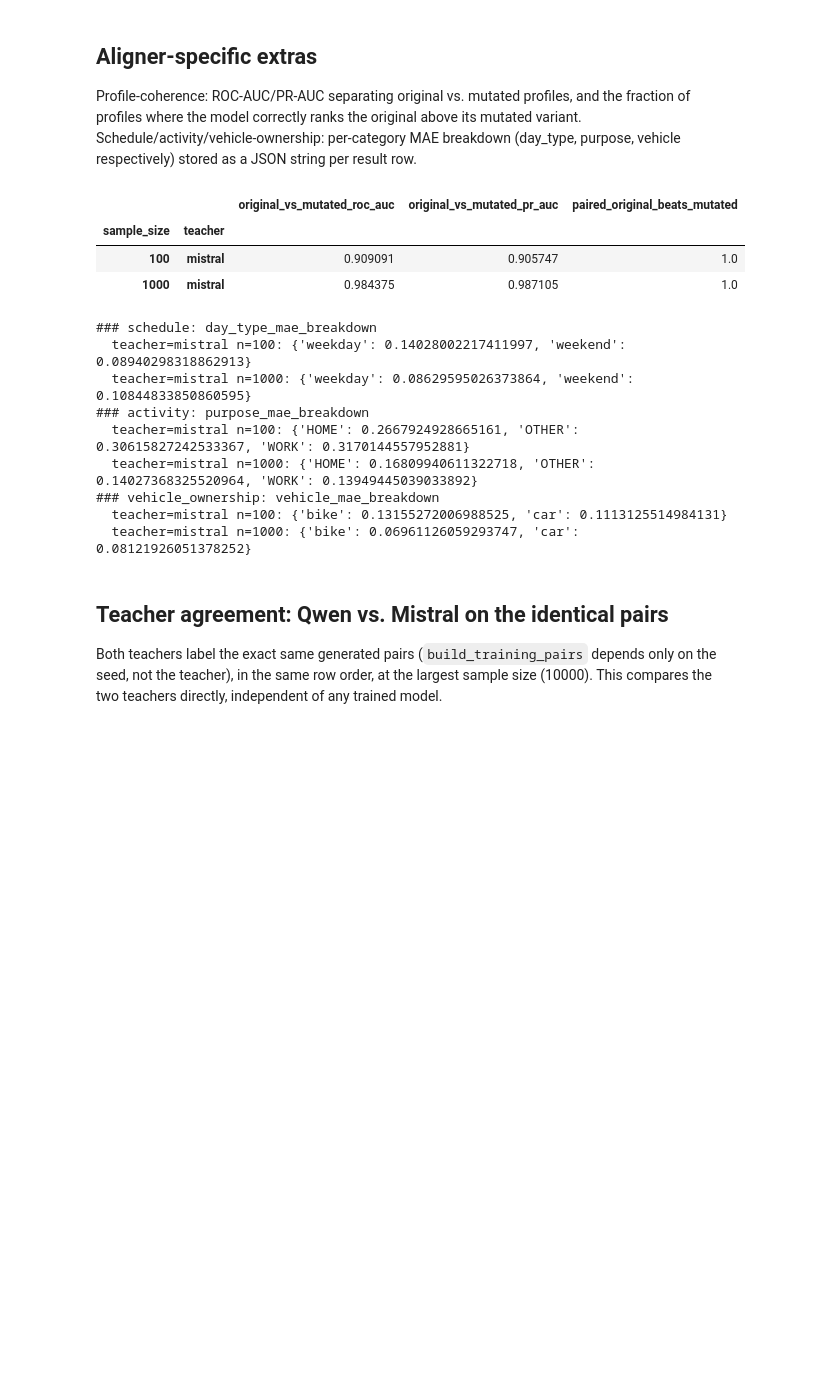
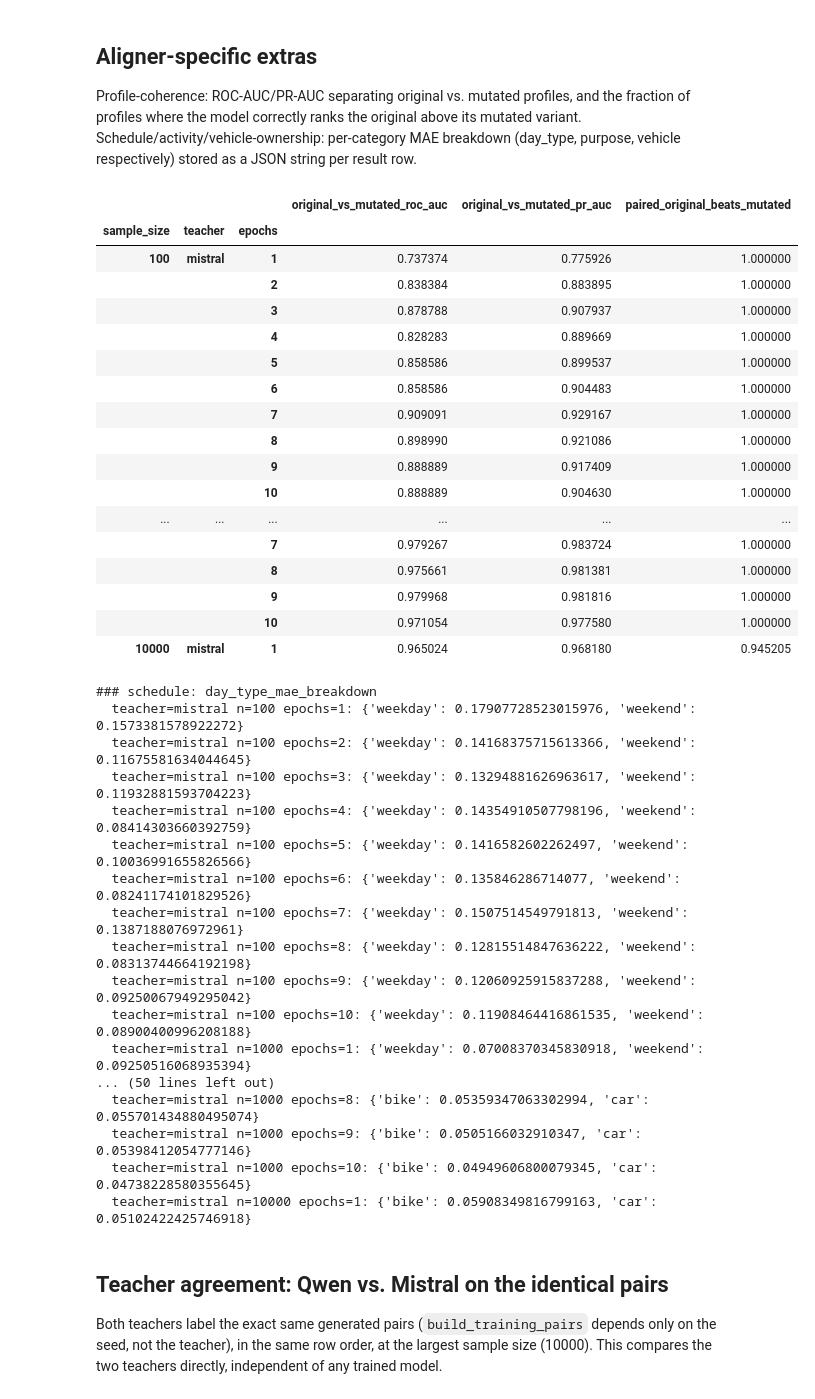
Before and after one commit to gefgu/citybehavex, a Jupyter notebook: notebooks/06_cross_reranker_evaluation/02_multi_aligner_sample_size_comparison.ipynb, the cells around one changed output. Cells and saved outputs as stored; diff of their text form; code cells hidden in the pictures; blank space fills up the shorter version.

```diff
--- a/notebooks/06_cross_reranker_evaluation/02_multi_aligner_sample_size_comparison.ipynb
+++ b/notebooks/06_cross_reranker_evaluation/02_multi_aligner_sample_size_comparison.ipynb
@@ -29,12 +30,14 @@ if not (repo_root / 'pyproject.toml').exists():
 
 DATA_ROOT = repo_root / 'data/eval/cross_encoders'
 RESULTS_PATH = DATA_ROOT / 'results.parquet'
+EPOCH_SWEEP_PATH = DATA_ROOT / 'epoch_sweep_mistral.parquet'
 OUTPUT_DIR = repo_root / 'notebooks/06_cross_reranker_evaluation/outputs/multi_aligner'
 OUTPUT_DIR.mkdir(parents=True, exist_ok=True)
 
 ALIGNERS = ['schedule', 'activity', 'vehicle_ownership', 'profile_coherence']
 SAMPLE_SIZES = [100, 1000, 10000]
 TEACHERS = ['qwen', 'mistral']
+PLOT_EPOCHS = [1, 5, 10]
 # %% [markdown]
 ## Coverage: which (aligner, teacher, sample_size) combos are done
 # %%
@@ -44,8 +47,23 @@ if not RESULTS_PATH.exists():
         '(once per teacher currently served at the sibling endpoint).'
     )
 
-results = pd.read_parquet(RESULTS_PATH)
-print(f'Loaded {len(results)} result rows.')
+results = pd.read_parquet(RESULTS_PATH).copy()
+# The original sample-size sweep trained for one epoch. The epoch sweep uses
+# identical cached Mistral labels and splits at n=100/1000, and supersedes its
+# epoch-1 rows so every plotted epoch comes from the same runner/environment.
+results['epochs'] = 1
+if EPOCH_SWEEP_PATH.exists():
+    epoch_results = pd.read_parquet(EPOCH_SWEEP_PATH)
+    replaced = (
+        results['teacher'].eq('mistral')
+        & results['sample_size'].isin(epoch_results['sample_size'].unique())
+        & results['aligner'].isin(epoch_results['aligner'].unique())
+    )
+    results = pd.concat([results.loc[~replaced], epoch_results], ignore_index=True, sort=False)
+    print(f'Loaded {len(epoch_results)} epoch-sweep rows from {EPOCH_SWEEP_PATH.name}.')
+else:
+    print(f'Epoch sweep not found at {EPOCH_SWEEP_PATH}; showing epoch-1 results only.')
+print(f'Loaded {len(results)} combined result rows.')
 
 coverage = pd.DataFrame(
     index=pd.MultiIndex.from_product([ALIGNERS, SAMPLE_SIZES], names=['aligner', 'sample_size']),
@@ -107,7 +126,7 @@ def aligner_table(aligner):
         print(f'No results yet for {aligner}.')
         return None
     table = (
-        subset.set_index(['sample_size', 'teacher'])[METRIC_COLS]
+        subset.set_index(['sample_size', 'teacher', 'epochs'])[METRIC_COLS]
         .sort_index()
     )
     return table
@@ -215,38 +290,60 @@ purpose, vehicle respectively) stored as a JSON string per result row.
 # %%
 coherence_extra_cols = ['original_vs_mutated_roc_auc', 'original_vs_mutated_pr_auc', 'paired_original_beats_mutated']
 coherence_rows = results[results['aligner'] == 'profile_coherence']
 if not coherence_rows.empty:
-    display(coherence_rows.set_index(['sample_size', 'teacher'])[coherence_extra_cols].sort_index())
+    display(coherence_rows.set_index(['sample_size', 'teacher', 'epochs'])[coherence_extra_cols].sort_index())
 
 breakdown_cols = {
     'schedule': 'day_type_mae_breakdown',
     'activity': 'purpose_mae_breakdown',
     'vehicle_ownership': 'vehicle_mae_breakdown',
 }
 for aligner, col in breakdown_cols.items():
     subset = results[results['aligner'] == aligner]
     if subset.empty or col not in subset.columns:
         continue
     print(f'### {aligner}: {col}')
-    for _, row in subset.sort_values(['teacher', 'sample_size']).iterrows():
+    for _, row in subset.sort_values(['teacher', 'sample_size', 'epochs']).iterrows():
         if pd.isna(row.get(col)):
             continue
         breakdown = json.loads(row[col])
-        print(f"  teacher={row['teacher']} n={row['sample_size']}: {breakdown}")
+        print(f"  teacher={row['teacher']} n={row['sample_size']} epochs={row['epochs']}: {breakdown}")
 # %% [output]
-|  |  | original_vs_mutated_roc_auc | original_vs_mutated_pr_auc | paired_original_beats_mutated |
-| sample_size | teacher |  |  |  |
-| 100 | mistral | 0.909091 | 0.905747 | 1.0 |
-| 1000 | mistral | 0.984375 | 0.987105 | 1.0 |
+|  |  |  | original_vs_mutated_roc_auc | original_vs_mutated_pr_auc | paired_original_beats_mutated |
+| sample_size | teacher | epochs |  |  |  |
+| 100 | mistral | 1 | 0.737374 | 0.775926 | 1.000000 |
+|  |  | 2 | 0.838384 | 0.883895 | 1.000000 |
+|  |  | 3 | 0.878788 | 0.907937 | 1.000000 |
+|  |  | 4 | 0.828283 | 0.889669 | 1.000000 |
+|  |  | 5 | 0.858586 | 0.899537 | 1.000000 |
+|  |  | 6 | 0.858586 | 0.904483 | 1.000000 |
+|  |  | 7 | 0.909091 | 0.929167 | 1.000000 |
+|  |  | 8 | 0.898990 | 0.921086 | 1.000000 |
+|  |  | 9 | 0.888889 | 0.917409 | 1.000000 |
+|  |  | 10 | 0.888889 | 0.904630 | 1.000000 |
+| ... | ... | ... | ... | ... | ... |
+|  |  | 7 | 0.979267 | 0.983724 | 1.000000 |
+|  |  | 8 | 0.975661 | 0.981381 | 1.000000 |
+|  |  | 9 | 0.979968 | 0.981816 | 1.000000 |
+|  |  | 10 | 0.971054 | 0.977580 | 1.000000 |
+| 10000 | mistral | 1 | 0.965024 | 0.968180 | 0.945205 |
 ### schedule: day_type_mae_breakdown
-  teacher=mistral n=100: {'weekday': 0.14028002217411997, 'weekend': 0.08940298318862913}
-  teacher=mistral n=1000: {'weekday': 0.08629595026373864, 'weekend': 0.10844833850860595}
-### activity: purpose_mae_breakdown
-  teacher=mistral n=100: {'HOME': 0.2667924928665161, 'OTHER': 0.30615827242533367, 'WORK': 0.3170144557952881}
-  teacher=mistral n=1000: {'HOME': 0.16809940611322718, 'OTHER': 0.14027368325520964, 'WORK': 0.13949445039033892}
-### vehicle_ownership: vehicle_mae_breakdown
-  teacher=mistral n=100: {'bike': 0.13155272006988525, 'car': 0.1113125514984131}
-  teacher=mistral n=1000: {'bike': 0.06961126059293747, 'car': 0.08121926051378252}
+  teacher=mistral n=100 epochs=1: {'weekday': 0.17907728523015976, 'weekend': 0.1573381578922272}
+  teacher=mistral n=100 epochs=2: {'weekday': 0.14168375715613366, 'weekend': 0.11675581634044645}
+  teacher=mistral n=100 epochs=3: {'weekday': 0.13294881626963617, 'weekend': 0.11932881593704223}
+  teacher=mistral n=100 epochs=4: {'weekday': 0.14354910507798196, 'weekend': 0.08414303660392759}
+  teacher=mistral n=100 epochs=5: {'weekday': 0.1416582602262497, 'weekend': 0.10036991655826566}
+  teacher=mistral n=100 epochs=6: {'weekday': 0.135846286714077, 'weekend': 0.08241174101829526}
+  teacher=mistral n=100 epochs=7: {'weekday': 0.1507514549791813, 'weekend': 0.1387188076972961}
+  teacher=mistral n=100 epochs=8: {'weekday': 0.12815514847636222, 'weekend': 0.08313744664192198}
+  teacher=mistral n=100 epochs=9: {'weekday': 0.12060925915837288, 'weekend': 0.09250067949295042}
+  teacher=mistral n=100 epochs=10: {'weekday': 0.11908464416861535, 'weekend': 0.08900400996208188}
+  teacher=mistral n=1000 epochs=1: {'weekday': 0.07008370345830918, 'weekend': 0.09250516068935394}
+... (50 lines left out)
+  teacher=mistral n=1000 epochs=8: {'bike': 0.05359347063302994, 'car': 0.055701434880495074}
+  teacher=mistral n=1000 epochs=9: {'bike': 0.0505166032910347, 'car': 0.05398412054777146}
+  teacher=mistral n=1000 epochs=10: {'bike': 0.04949606800079345, 'car': 0.04738228580355645}
+  teacher=mistral n=10000 epochs=1: {'bike': 0.05908349816799163, 'car': 0.05102422425746918}
 # %% [markdown]
 ## Teacher agreement: Qwen vs. Mistral on the identical pairs
 
```
Also changed, not shown: parts of 6 cells of this notebook, 3 other files.
